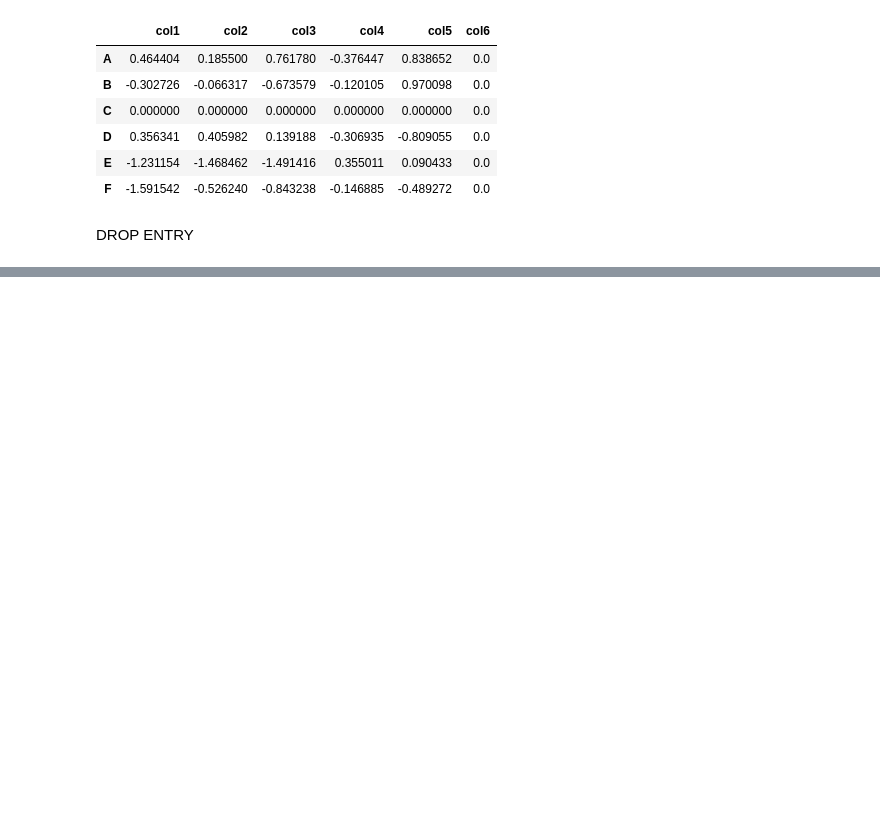
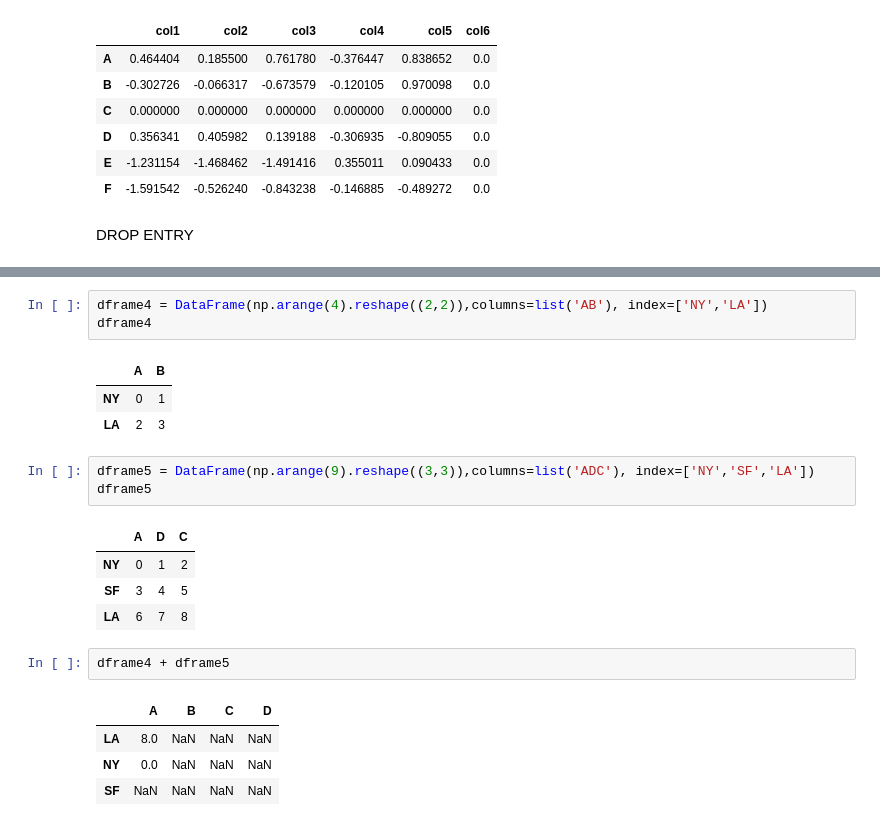
Before and after one commit to amohan14/PythonForDataScience, a Jupyter notebook: Pandas.ipynb, the cells around one changed output, grey strips where cells are left out. Saved outputs shown, nothing was run; the diff lists cells and outputs as text; blank space fills up the shorter version.

```diff
--- a/Pandas.ipynb
+++ b/Pandas.ipynb
@@ -527,0 +723,22 @@ DROP ENTRY
+# %%
+dframe4 = DataFrame(np.arange(4).reshape((2,2)),columns=list('AB'), index=['NY','LA'])
+dframe4
+# %% [output]
+|  | A | B |
+| NY | 0 | 1 |
+| LA | 2 | 3 |
+# %%
+dframe5 = DataFrame(np.arange(9).reshape((3,3)),columns=list('ADC'), index=['NY','SF','LA'])
+dframe5
+# %% [output]
+|  | A | D | C |
+| NY | 0 | 1 | 2 |
+| SF | 3 | 4 | 5 |
+| LA | 6 | 7 | 8 |
+# %%
+dframe4 + dframe5
+# %% [output]
+|  | A | B | C | D |
+| LA | 8.0 | NaN | NaN | NaN |
+| NY | 0.0 | NaN | NaN | NaN |
+| SF | NaN | NaN | NaN | NaN |
```
Also changed, not shown: parts of 30 cells of this notebook.
